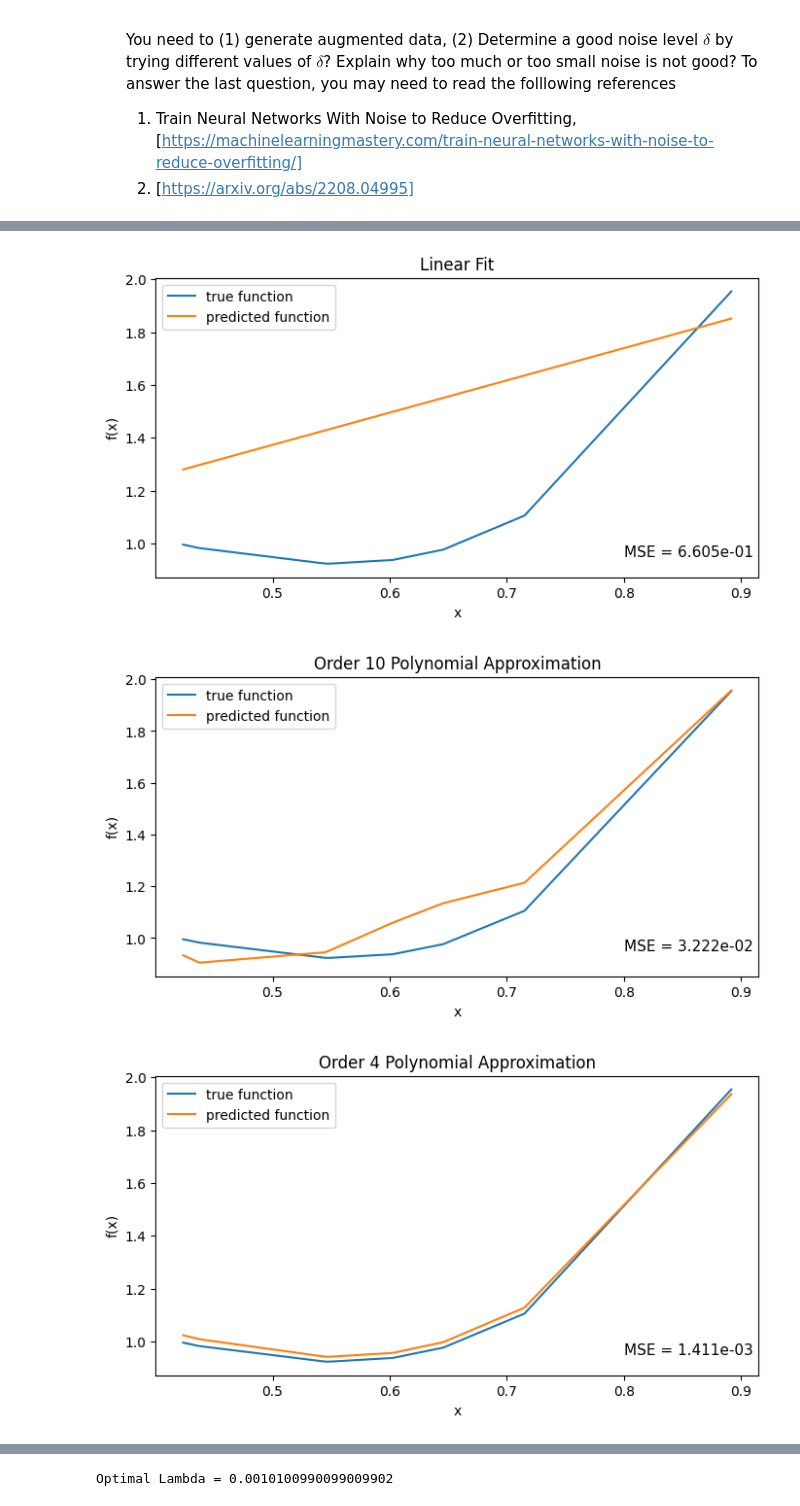
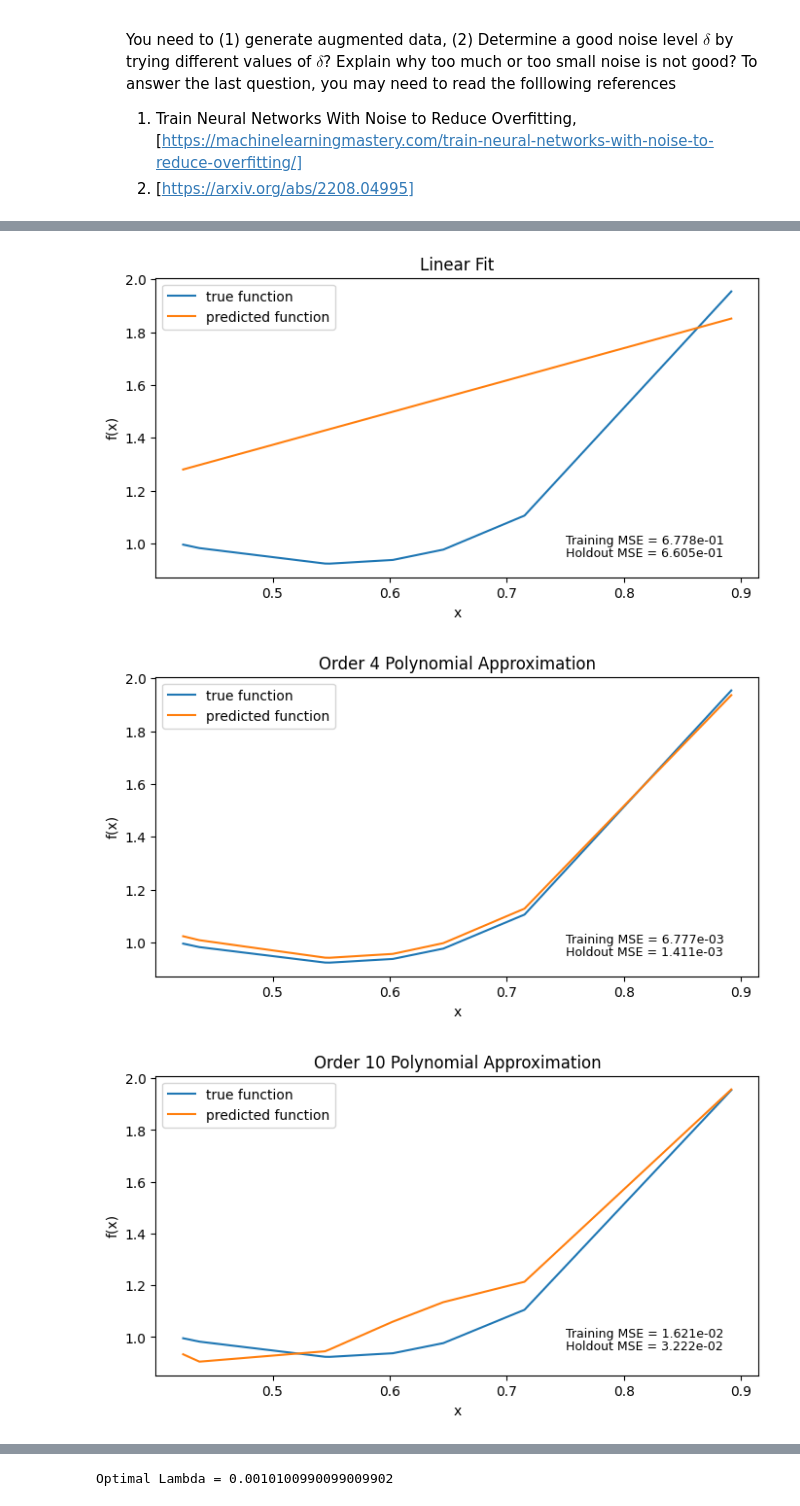
Before and after one commit to rx9933/COE-379L, a Jupyter notebook: Assignments/Assignment2/Assignment_2.ipynb, the cells around one changed output, grey strips where cells are left out. Saved outputs shown, nothing was run; the diff lists cells and outputs as text; code cells hidden in the pictures.

```diff
--- a/Assignments/Assignment2/Assignment_2.ipynb
+++ b/Assignments/Assignment2/Assignment_2.ipynb
@@ -114,43 +145,49 @@ plt.show()
 # %%
 # 1b
-def plotregression(y_holdout_pred, title):
+def plotregression( y_train_pred,y_holdout_pred, title):
     plt.clf()
     plt.plot(X_holdout,y_holdout_true,label = "true function")
     plt.plot(X_holdout,y_holdout_pred,label = "predicted function")
     plt.title(title)
     plt.xlabel("x")
     plt.ylabel("f(x)")
     plt.legend()
     mse = "{:.3e}".format(np.linalg.norm((y_holdout_pred - y_holdout_true)**2))
-    plt.text(.8,.95,f"MSE = {mse}", fontsize = 11)
+    plt.text(.75,.95,f"Holdout MSE = {mse}", fontsize = 9)
+    mse = "{:.3e}".format(np.linalg.norm((y_train_pred - y_train_true)**2))
+    plt.text(.75,1,f"Training MSE = {mse}", fontsize = 9)
 
     plt.show()
 # # Create linear regression object
 regr = LinearRegression()
 
 regr.fit(X_train.reshape(X_train.shape[0], 1),y_train_data)
 
 # Make predictions on the training set
-diabetes_y_train_pred = regr.predict(X_holdout.reshape(X_holdout.shape[0], 1))
-plotregression(diabetes_y_train_pred, "Linear Fit")
+diabetes_y_train_pred = regr.predict(X_train[:,np.newaxis])
+diabetes_y_hold_pred = regr.predict(X_holdout[:,np.newaxis])
+plotregression( diabetes_y_train_pred, diabetes_y_hold_pred, "Linear Fit")
 
 def perfpower(n):
     poly = PolynomialFeatures(degree=n)
-    X_train_poly = poly.fit_transform(X_train.reshape(X_train.shape[0], 1))
-    X_holdout_poly = poly.transform(X_holdout.reshape(X_holdout.shape[0], 1))
+    X_train_poly = poly.fit_transform(X_train[:,np.newaxis])
+    X_holdout_poly = poly.transform(X_holdout[:,np.newaxis])
 
     regr = LinearRegression()
     regr.fit(X_train_poly, y_train_data)
 
-    # Make predictions on the holdout set using polynomial features
+    y_train_pred = regr.predict(X_train_poly)
     y_holdout_pred = regr.predict(X_holdout_poly)
-    return y_holdout_pred
+    return y_train_pred,y_holdout_pred
 
 # Plot the results
-pow10_pred = perfpower(10)
-plotregression(pow10_pred, "Order 10 Polynomial Approximation")
-plotregression(perfpower(4), "Order 4 Polynomial Approximation")
+
+
+q = perfpower(4)
+t = perfpower(10)
+plotregression(q[0],q[1], "Order 4 Polynomial Approximation")
+plotregression(t[0], t[1], "Order 10 Polynomial Approximation")
 # %% [output]
-[figure, old version]
+[figure, new version]
-[figure, old version]
+[figure, new version]
-[figure, old version]
+[figure, new version]
```
Also changed, not shown: parts of 24 cells of this notebook, 6 other files.
